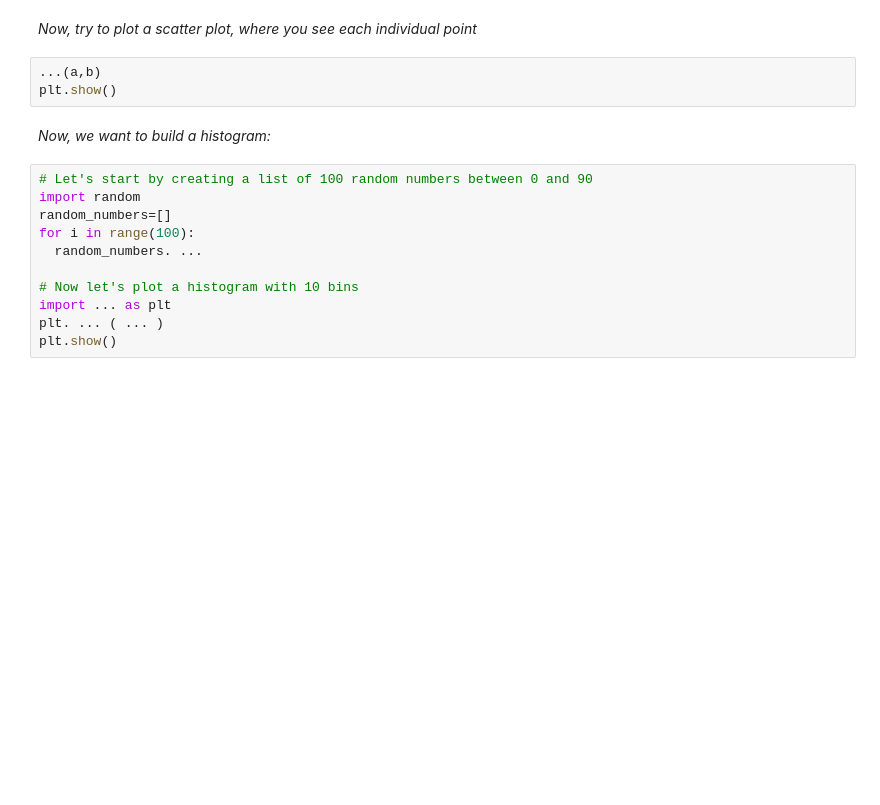
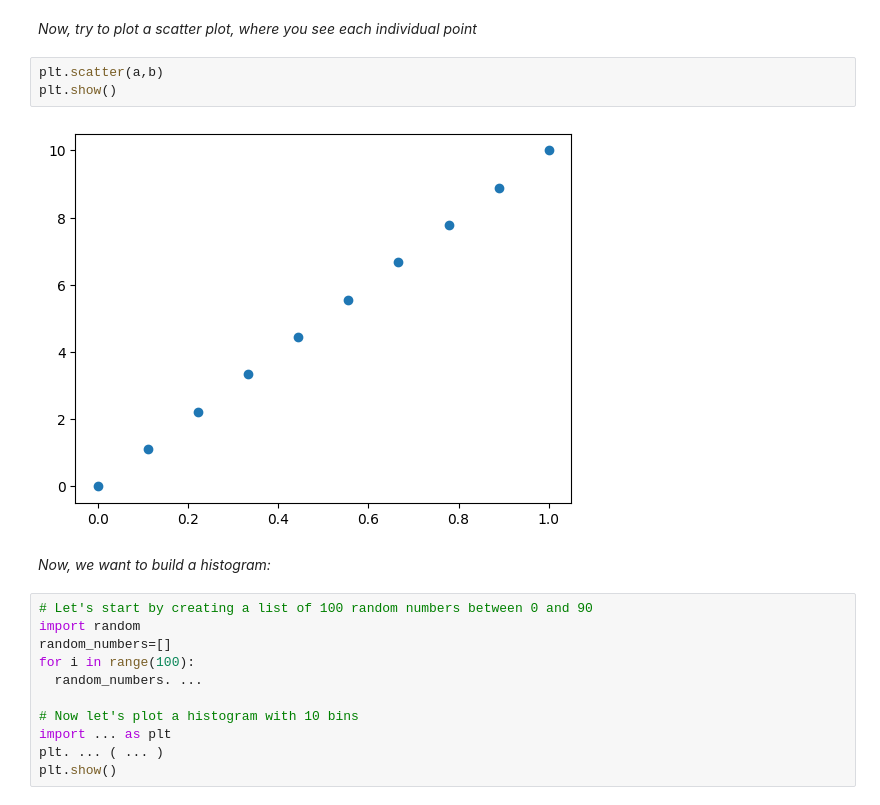
Before and after one commit to AnesCajic/Data-Science-for-Customer-Insight, a Jupyter notebook: Data_Science_for_Customer_Insights_Python_Introduction_Course.ipynb, the cells around one changed output. Drawn from its saved outputs; the diff is of its cells as text; blank space fills up the shorter version.

```diff
--- a/Data_Science_for_Customer_Insights_Python_Introduction_Course.ipynb
+++ b/Data_Science_for_Customer_Insights_Python_Introduction_Course.ipynb
@@ -788,8 +822,10 @@ plt.show()
 # %% [markdown]
 *Now, try to plot a scatter plot, where you see each individual point*
 # %%
-...(a,b)
+plt.scatter(a,b)
 plt.show()
+# %% [output]
+[figure, added]
 # %% [markdown]
 *Now, we want to build a histogram:*
 # %%
```
Also changed, not shown: parts of 4 cells of this notebook.
